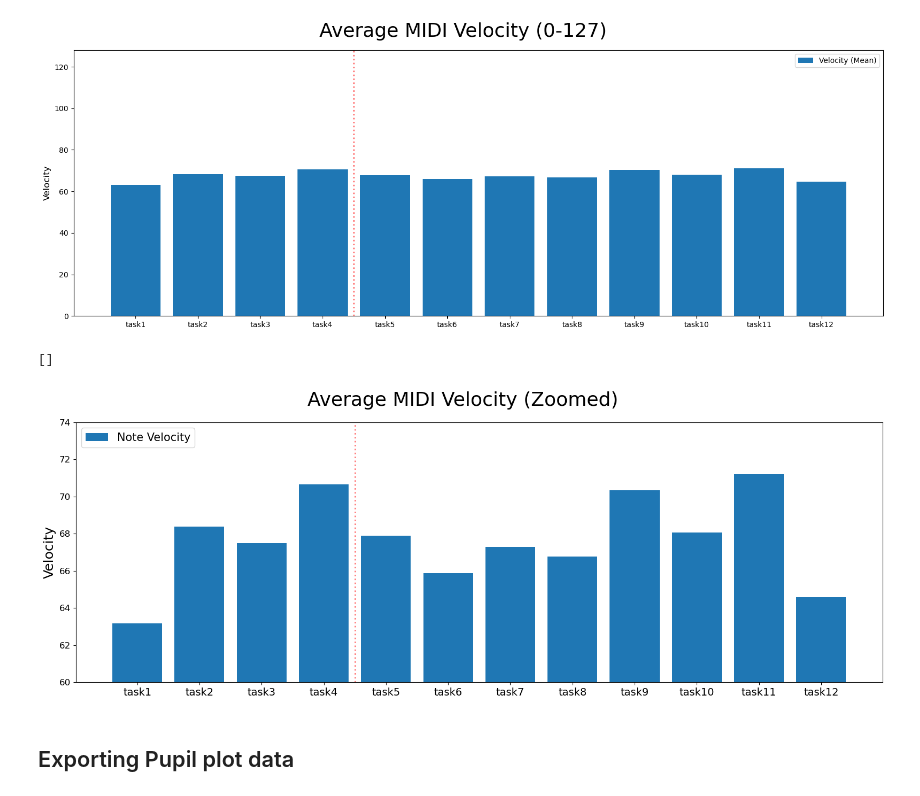
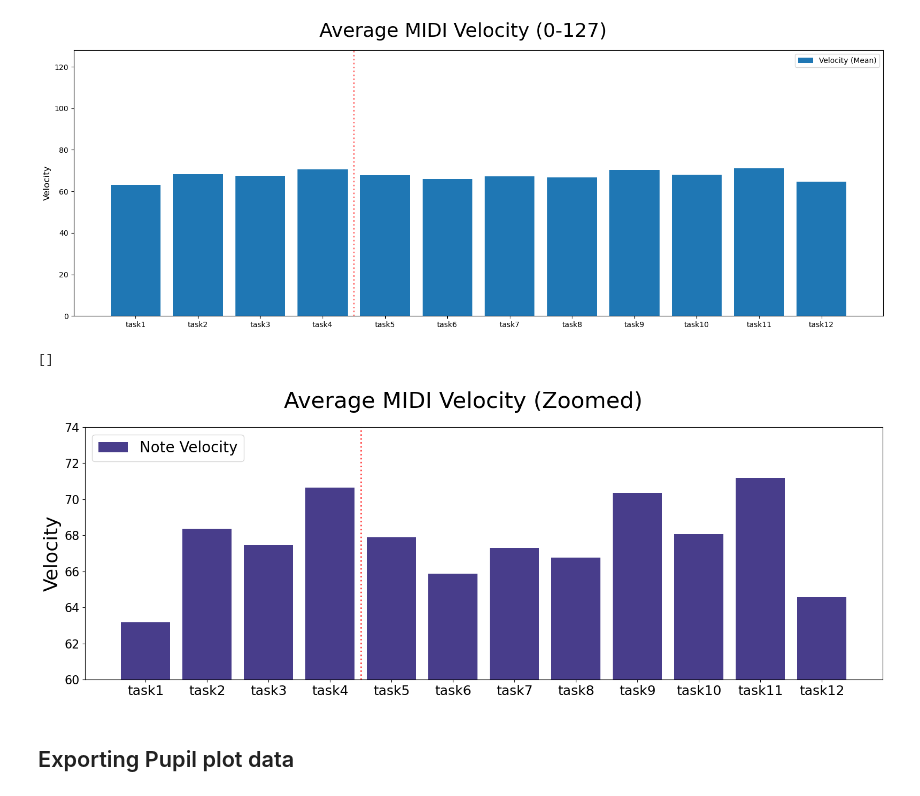
Before and after one commit to wnetzel/Pilot-Study, a Jupyter notebook: Notebooks/MIDI.ipynb, the cells around one changed output. Cells and saved outputs as stored; diff of their text form; code cells hidden in the pictures.

Commit message:
Minor plot update

```diff
--- a/Notebooks/MIDI.ipynb
+++ b/Notebooks/MIDI.ipynb
@@ -408,28 +408,28 @@ plt.plot()
 # %%
 fig, ax = plt.subplots(figsize=(16,6))
 
-fig.suptitle('Average MIDI Velocity (Zoomed)', fontsize=26)
+fig.suptitle('Average MIDI Velocity (Zoomed)', fontsize=30)
 
-ax.bar(labels, task_avg['task_mean'], label='Note Velocity')
+ax.bar(labels, task_avg['task_mean'], label='Note Velocity', color='darkslateblue')
 
-ax.set_ylabel('Velocity', fontsize=18)
+ax.set_ylabel('Velocity', fontsize=26)
 
 # Border between Impro and Scales
-ax.axvline(x=3.5, ls=':', lw=2, c='r', alpha=0.5)
+ax.axvline(x=3.5, ls=':', lw=2, c='r', alpha=0.7)
 
 ax.set_ylim(60,74)
 
-ax.legend(fontsize=15, loc=2)
+ax.legend(fontsize=20, loc=2)
 
-plt.xticks(fontsize=14)
-plt.yticks(fontsize=12)
+plt.xticks(fontsize=18)
+plt.yticks(fontsize=16)
 
 plt.tight_layout()
 plt.savefig("./plots/vel_avg_zoom.pdf")
 plt.plot()
 # %% [output]
 []
-[figure, old version]
+[figure, new version]
 # %% [markdown]
 ## Exporting Pupil plot data
 # %%
```
Also changed, not shown: 16 other files.
